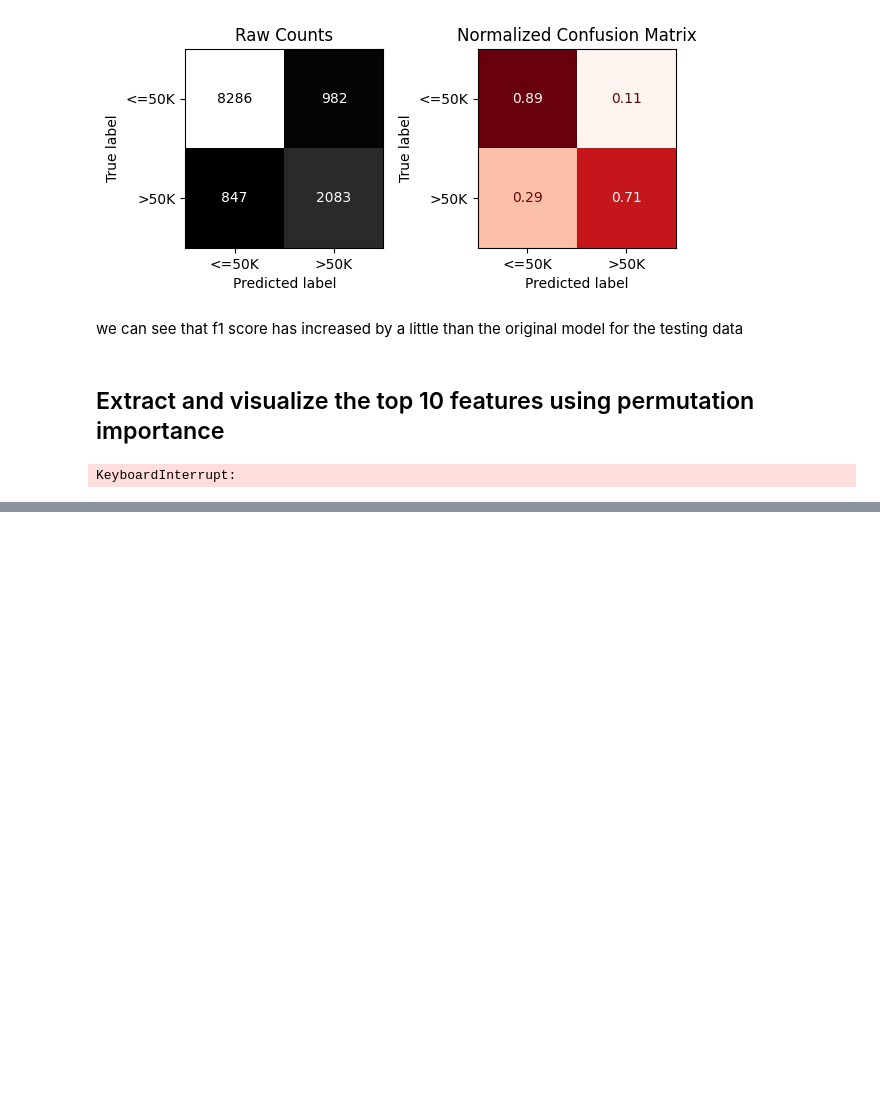
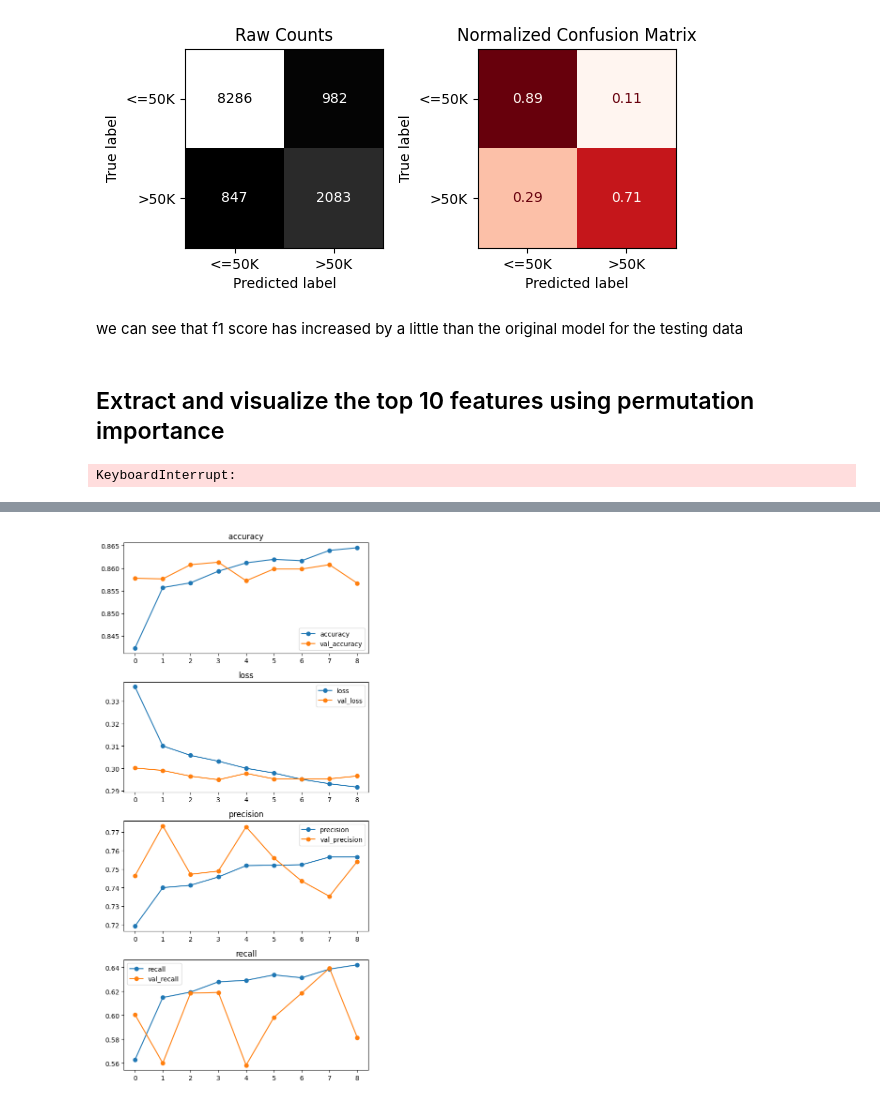
Before and after one commit to fadi-theodory/Machine-learning, a Jupyter notebook: Project_4_Part_2_(Core)_Adult_income.ipynb, the cells around one changed output, grey strips where cells are left out. Cells and saved outputs as stored; diff of their text form; code cells hidden in the pictures; blank space fills up the shorter version.

```diff
--- a/Project_4_Part_2_(Core)_Adult_income.ipynb
+++ b/Project_4_Part_2_(Core)_Adult_income.ipynb
@@ -764,0 +813,11 @@ ax.set(ylabel='Feature Name',xlabel='Permutation Importance',
+# %%
+# Output layer
+model.add(Dense(1, activation = 'sigmoid'))
+# %%
+# Step 2: Compile
+model.compile(loss = 'bce', optimizer = 'adam'
+              , metrics=['accuracy',
+                         tf.keras.metrics.Recall(name='recall'),
+                         tf.keras.metrics.Precision(name='precision'),
+                        ])
+model.summary()
@@ -764,0 +873,8 @@ ax.set(ylabel='Feature Name',xlabel='Permutation Importance',
+# %%
+early_stopping = EarlyStopping(patience = 5)
+# %%
+# Step 3: Fit our model
+history = model.fit(X_train_tf, y_train_enc,
+                    validation_split=.2,
+                    epochs=50,
+                    callbacks = [early_stopping])
@@ -764,0 +900,4 @@ ax.set(ylabel='Feature Name',xlabel='Permutation Importance',
+# %%
+plot_history(history);
+# %% [output]
+[figure, added]
```
Also changed, not shown: parts of 15 cells of this notebook.
